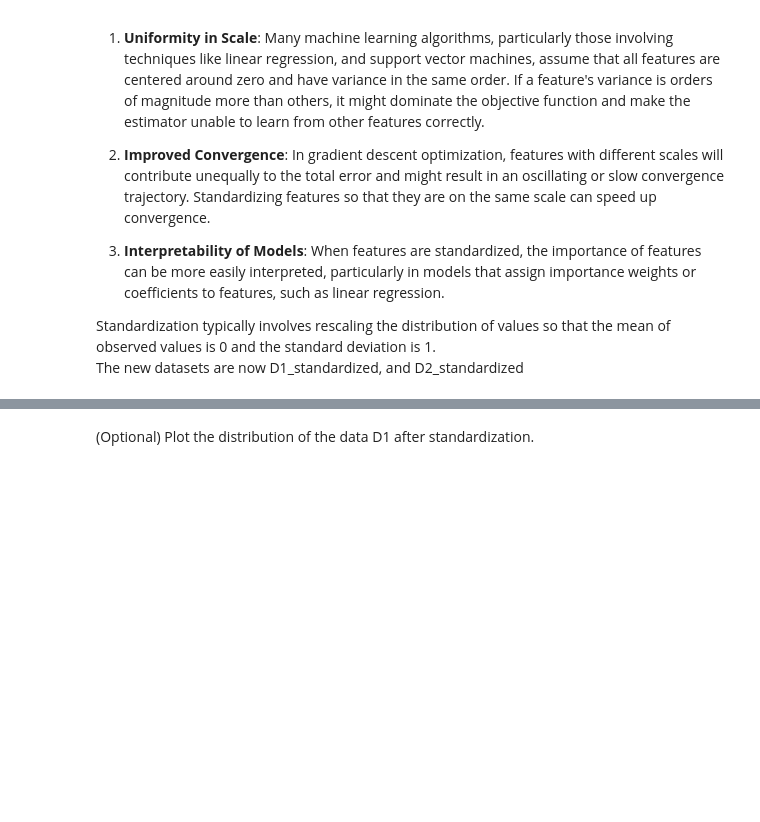
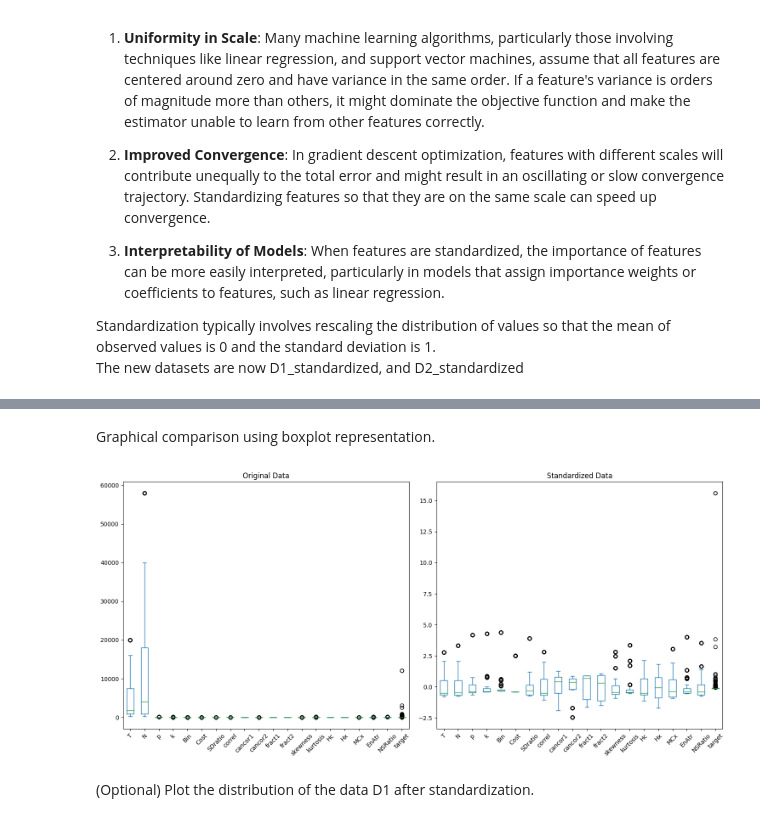
Before and after one commit to Marco-Sau/Meta-Dataset-Regression, a Jupyter notebook: Scripts/meta_dataset_regression.ipynb, the cells around one changed output, grey strips where cells are left out. Cells and saved outputs as stored; diff of their text form; code cells hidden in the pictures; blank space fills up the shorter version.

Commit message:
Add comparison between original and standardized data

```diff
--- a/Scripts/meta_dataset_regression.ipynb
+++ b/Scripts/meta_dataset_regression.ipynb
@@ -939,3 +970,23 @@ D1_standardized, D2_standardized = standardize_datasets(D1, D2)
+# %% [markdown]
+Graphical comparison using boxplot representation.
+# %%
+# Comparison of the original and standardized data
+numeric_cols = df.select_dtypes(include=[np.number]).columns
+D2_standardized = (df[numeric_cols] - df[numeric_cols].mean()) / df[numeric_cols].std()
+
+# Visual comparison with boxplots
+fig, axes = plt.subplots(nrows=1, ncols=2, figsize=(15, 7))
+
+# Boxplot for original data
+df[numeric_cols].plot(kind='box', ax=axes[0], title='Original Data', rot=45)
+
+# Boxplot for standardized data
+D2_standardized.plot(kind='box', ax=axes[1], title='Standardized Data', rot=45)
+
+plt.tight_layout()
+plt.show()
+# %% [output]
+[figure, added]
 # %% [markdown]
 (Optional) Plot the distribution of the data D1 after standardization.
 # %%
```
Also changed, not shown: parts of 5 cells of this notebook, 2 other files.
